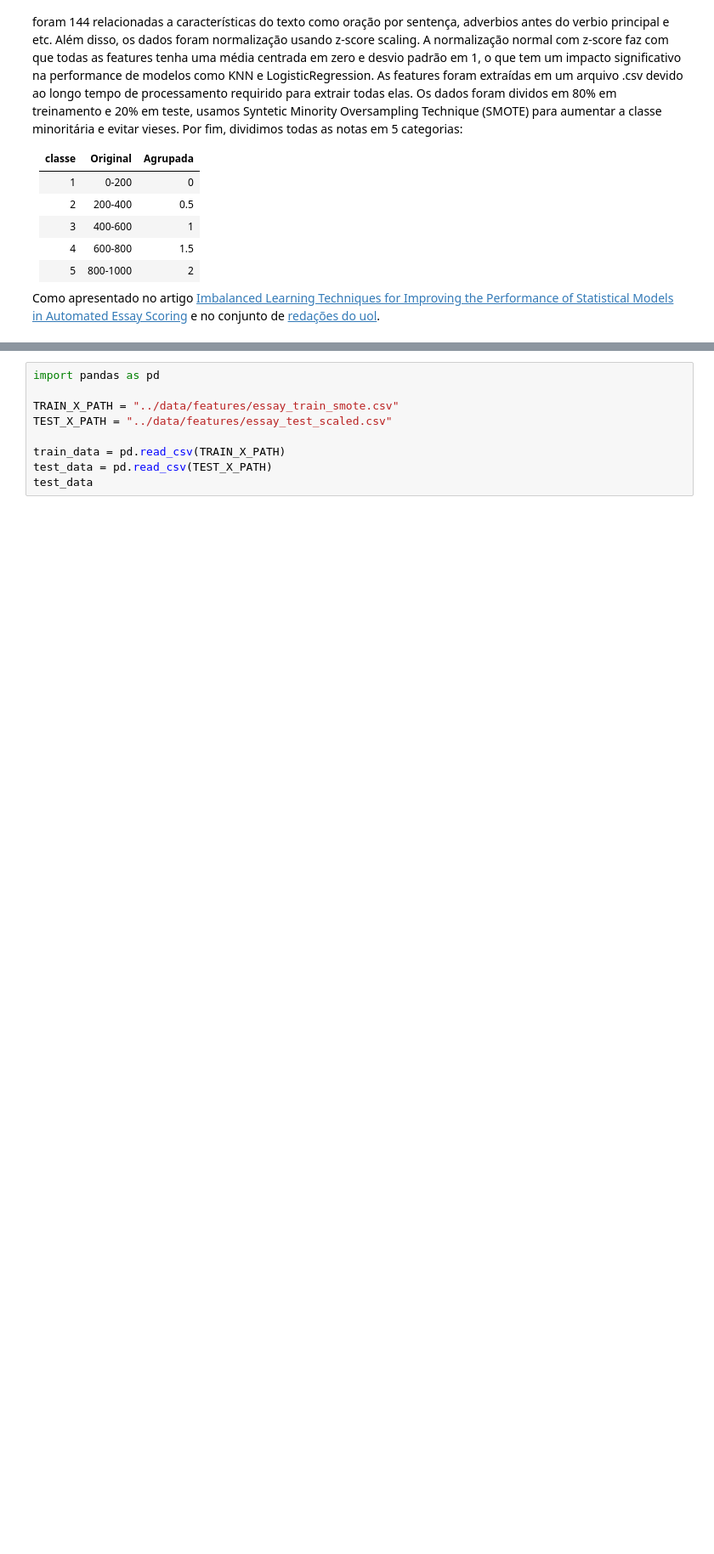
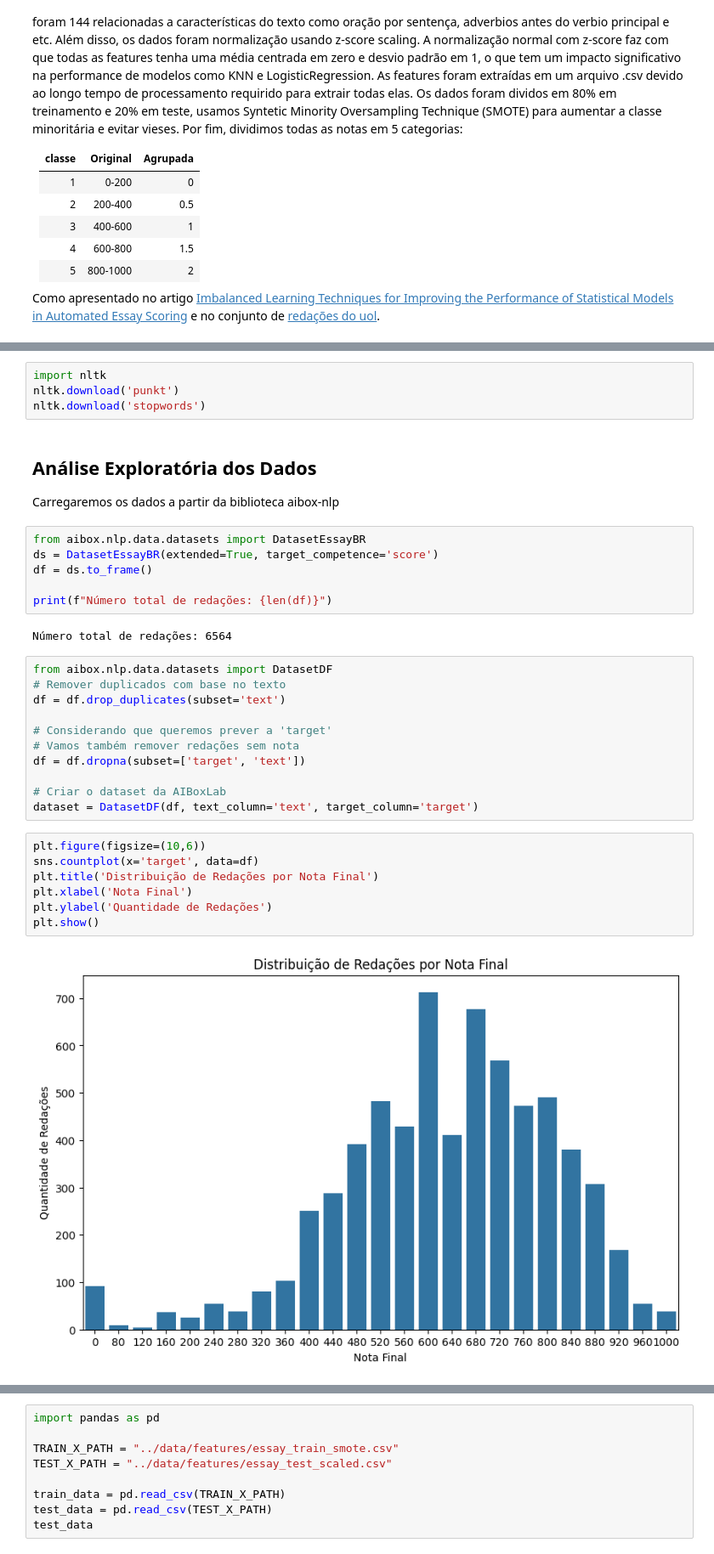
Before and after one commit to Tiagoblima/explanaible-essay-grading, a Jupyter notebook: notebooks/Essay Grade Classification.ipynb, the cells around one changed output, grey strips where cells are left out. Shown at 85% size. Saved outputs shown, nothing was run; the diff lists cells and outputs as text; blank space fills up the shorter version.

```diff
--- a/notebooks/Essay Grade Classification.ipynb
+++ b/notebooks/Essay Grade Classification.ipynb
@@ -28,0 +31,37 @@ Como apresentado no artigo [Imbalanced Learning Techniques for Improving the Per
+# %%
+import nltk
+nltk.download('punkt')
+nltk.download('stopwords')
+# %% [markdown]
+## Análise Exploratória dos Dados
+
+
+Carregaremos os dados a partir da biblioteca aibox-nlp
+# %%
+from aibox.nlp.data.datasets import DatasetEssayBR
+ds = DatasetEssayBR(extended=True, target_competence='score')
+df = ds.to_frame()
+
+print(f"Número total de redações: {len(df)}")
+# %% [output]
+Número total de redações: 6564
+# %%
+from aibox.nlp.data.datasets import DatasetDF
+# Remover duplicados com base no texto
+df = df.drop_duplicates(subset='text')
+
+# Considerando que queremos prever a 'target'
+# Vamos também remover redações sem nota
+df = df.dropna(subset=['target', 'text'])
+
+# Criar o dataset da AIBoxLab
+dataset = DatasetDF(df, text_column='text', target_column='target')
+# %%
+plt.figure(figsize=(10,6))
+sns.countplot(x='target', data=df)
+plt.title('Distribuição de Redações por Nota Final')
+plt.xlabel('Nota Final')
+plt.ylabel('Quantidade de Redações')
+plt.show()
+# %% [output]
+[figure, added]
```
Also changed, not shown: parts of 20 cells of this notebook.
